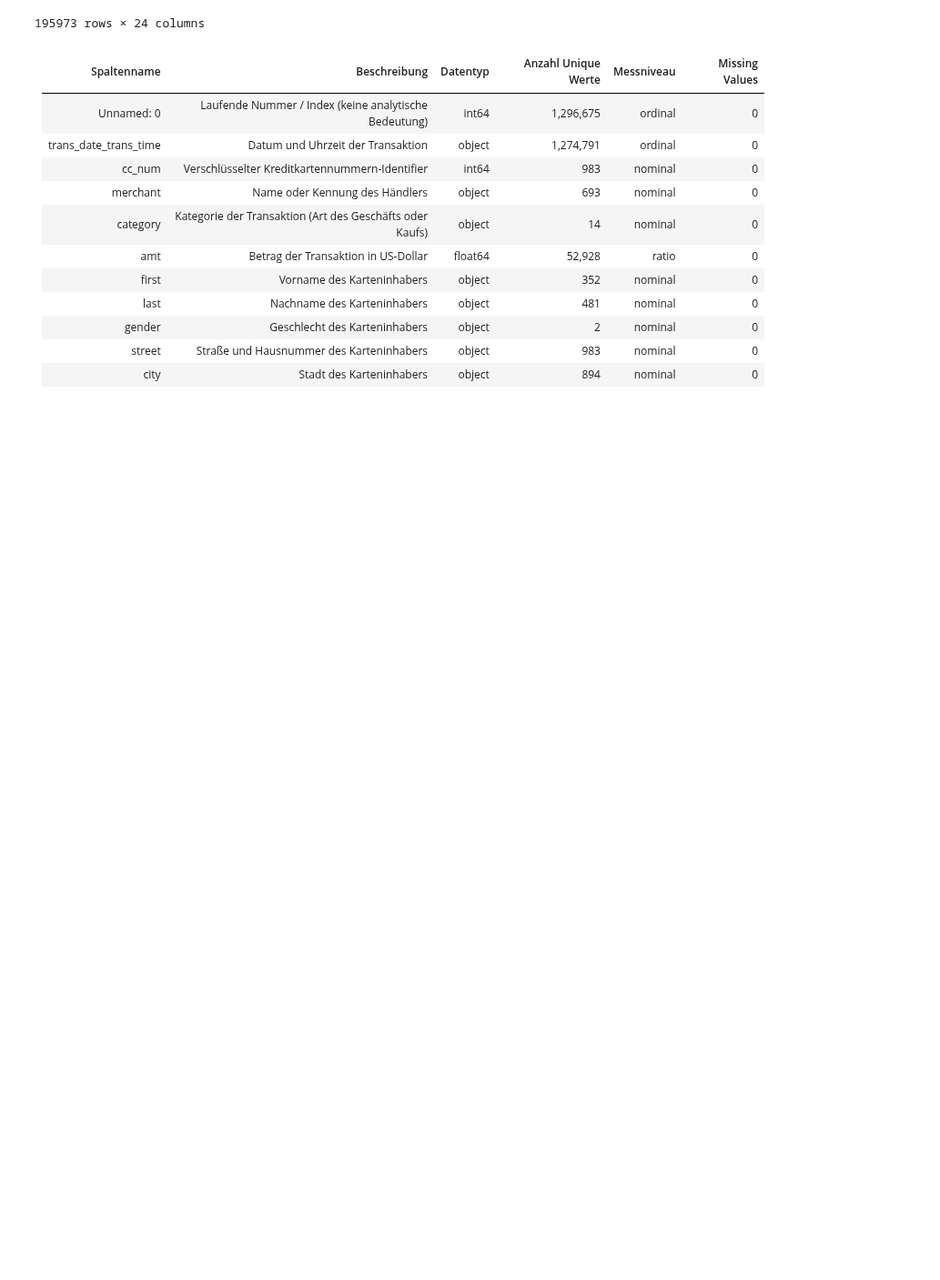
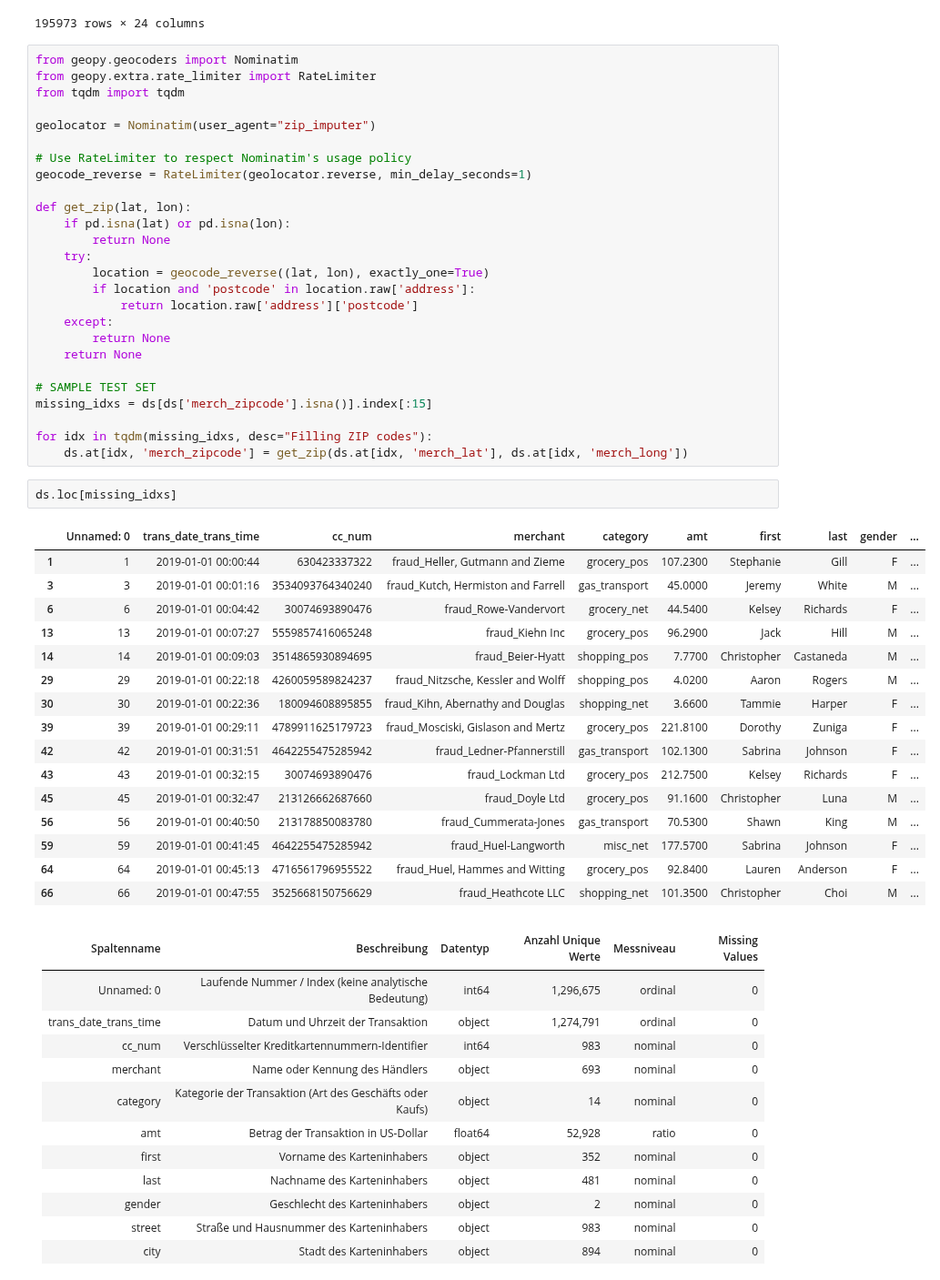
Before and after one commit to philethaler/Statistik-Datenbank, a Jupyter notebook: Analyse_1.ipynb, the cells around one changed output. Shown at 91% size. Drawn from its saved outputs; the diff is of its cells as text; blank space fills up the shorter version.

```diff
--- a/Analyse_1.ipynb
+++ b/Analyse_1.ipynb
@@ -250,6 +250,51 @@ display(ds[ds["merch_zipcode"].isna()])
 | 1296646 | 1296646 | 2020-06-21 12:02:13 | 5359543825610251 | fraud_Graham and Sons | health_fitness | 110.3200 | Michael | Francis | M | ... |
 | 1296670 | 1296670 | 2020-06-21 12:12:08 | 30263540414123 | fraud_Reichel Inc | entertainment | 15.5600 | Erik | Patterson | M | ... |
 195973 rows × 24 columns
+# %%
+from geopy.geocoders import Nominatim
+from geopy.extra.rate_limiter import RateLimiter
+from tqdm import tqdm
+
+geolocator = Nominatim(user_agent="zip_imputer")
+
+# Use RateLimiter to respect Nominatim's usage policy
+geocode_reverse = RateLimiter(geolocator.reverse, min_delay_seconds=1)
+
+def get_zip(lat, lon):
+    if pd.isna(lat) or pd.isna(lon):
+        return None
+    try:
+        location = geocode_reverse((lat, lon), exactly_one=True)
+        if location and 'postcode' in location.raw['address']:
+            return location.raw['address']['postcode']
+    except:
+        return None
+    return None
+
+# SAMPLE TEST SET
+missing_idxs = ds[ds['merch_zipcode'].isna()].index[:15]
+
+for idx in tqdm(missing_idxs, desc="Filling ZIP codes"):
+    ds.at[idx, 'merch_zipcode'] = get_zip(ds.at[idx, 'merch_lat'], ds.at[idx, 'merch_long'])
+# %%
+ds.loc[missing_idxs]
+# %% [output]
+|  | Unnamed: 0 | trans_date_trans_time | cc_num | merchant | category | amt | first | last | gender | ... |
+| 1 | 1 | 2019-01-01 00:00:44 | 630423337322 | fraud_Heller, Gutmann and Zieme | grocery_pos | 107.2300 | Stephanie | Gill | F | ... |
+| 3 | 3 | 2019-01-01 00:01:16 | 3534093764340240 | fraud_Kutch, Hermiston and Farrell | gas_transport | 45.0000 | Jeremy | White | M | ... |
+| 6 | 6 | 2019-01-01 00:04:42 | 30074693890476 | fraud_Rowe-Vandervort | grocery_net | 44.5400 | Kelsey | Richards | F | ... |
+| 13 | 13 | 2019-01-01 00:07:27 | 5559857416065248 | fraud_Kiehn Inc | grocery_pos | 96.2900 | Jack | Hill | M | ... |
+| 14 | 14 | 2019-01-01 00:09:03 | 3514865930894695 | fraud_Beier-Hyatt | shopping_pos | 7.7700 | Christopher | Castaneda | M | ... |
+| 29 | 29 | 2019-01-01 00:22:18 | 4260059589824237 | fraud_Nitzsche, Kessler and Wolff | shopping_pos | 4.0200 | Aaron | Rogers | M | ... |
+| 30 | 30 | 2019-01-01 00:22:36 | 180094608895855 | fraud_Kihn, Abernathy and Douglas | shopping_net | 3.6600 | Tammie | Harper | F | ... |
+| 39 | 39 | 2019-01-01 00:29:11 | 4789911625179723 | fraud_Mosciski, Gislason and Mertz | grocery_pos | 221.8100 | Dorothy | Zuniga | F | ... |
+| 42 | 42 | 2019-01-01 00:31:51 | 4642255475285942 | fraud_Ledner-Pfannerstill | gas_transport | 102.1300 | Sabrina | Johnson | F | ... |
+| 43 | 43 | 2019-01-01 00:32:15 | 30074693890476 | fraud_Lockman Ltd | grocery_pos | 212.7500 | Kelsey | Richards | F | ... |
+| 45 | 45 | 2019-01-01 00:32:47 | 213126662687660 | fraud_Doyle Ltd | grocery_pos | 91.1600 | Christopher | Luna | M | ... |
+| 56 | 56 | 2019-01-01 00:40:50 | 213178850083780 | fraud_Cummerata-Jones | gas_transport | 70.5300 | Shawn | King | M | ... |
+| 59 | 59 | 2019-01-01 00:41:45 | 4642255475285942 | fraud_Huel-Langworth | misc_net | 177.5700 | Sabrina | Johnson | F | ... |
+| 64 | 64 | 2019-01-01 00:45:13 | 4716561796955522 | fraud_Huel, Hammes and Witting | grocery_pos | 92.8400 | Lauren | Anderson | F | ... |
+| 66 | 66 | 2019-01-01 00:47:55 | 3525668150756629 | fraud_Heathcote LLC | shopping_net | 101.3500 | Christopher | Choi | M | ... |
 # %% [markdown]
 | Spaltenname | Beschreibung | Datentyp | Anzahl Unique Werte | Messniveau | Missing Values |
 |--------------|--------------|-----------|----------------------|--------------|----------------|
```
Also changed, not shown: 3 other files.
